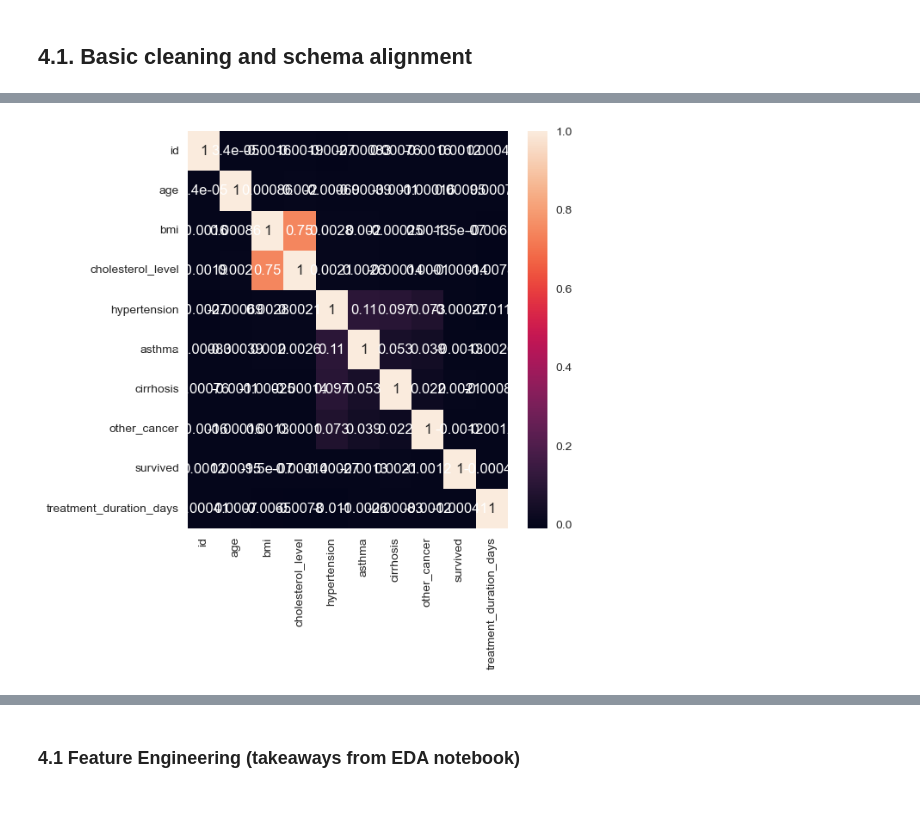
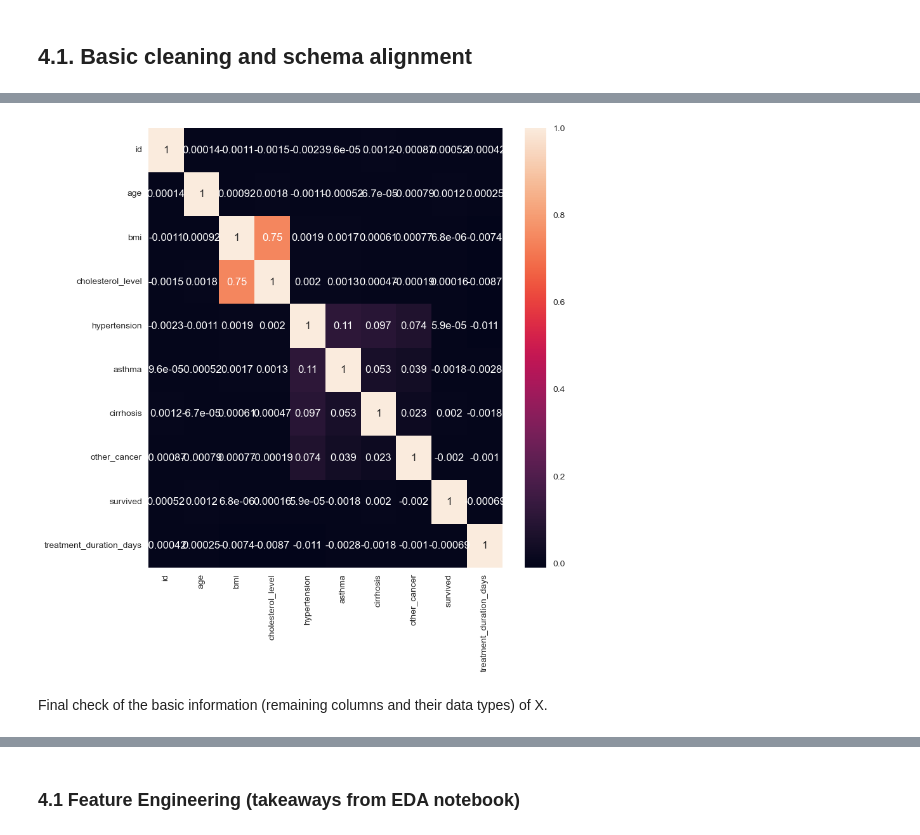
Before and after one commit to apayne185/RAI_opioid_risk_prevention, a Jupyter notebook: ML4HL_LC_RAI_toolbox.ipynb, the cells around one changed output, grey strips where cells are left out. Saved outputs shown, nothing was run; the diff lists cells and outputs as text; code cells hidden in the pictures; blank space fills up the shorter version.

```diff
--- a/ML4HL_LC_RAI_toolbox.ipynb
+++ b/ML4HL_LC_RAI_toolbox.ipynb
@@ -273,9 +300,11 @@ Columns in X: ['age', 'cancer_stage', 'bmi', 'cholesterol_level', 'hypertension'
 # %%
-plt.figure(figsize=(6,6))
+plt.figure(figsize=(9,9))
 sns.heatmap(corr, annot=True)
 plt.show()
 # %% [output]
-[figure, old version]
+[figure, new version]
+# %% [markdown]
+Final check of the basic information (remaining columns and their data types) of X.
 # %%
 X.info()
 # %% [output]
```
Also changed, not shown: parts of 39 cells of this notebook.
